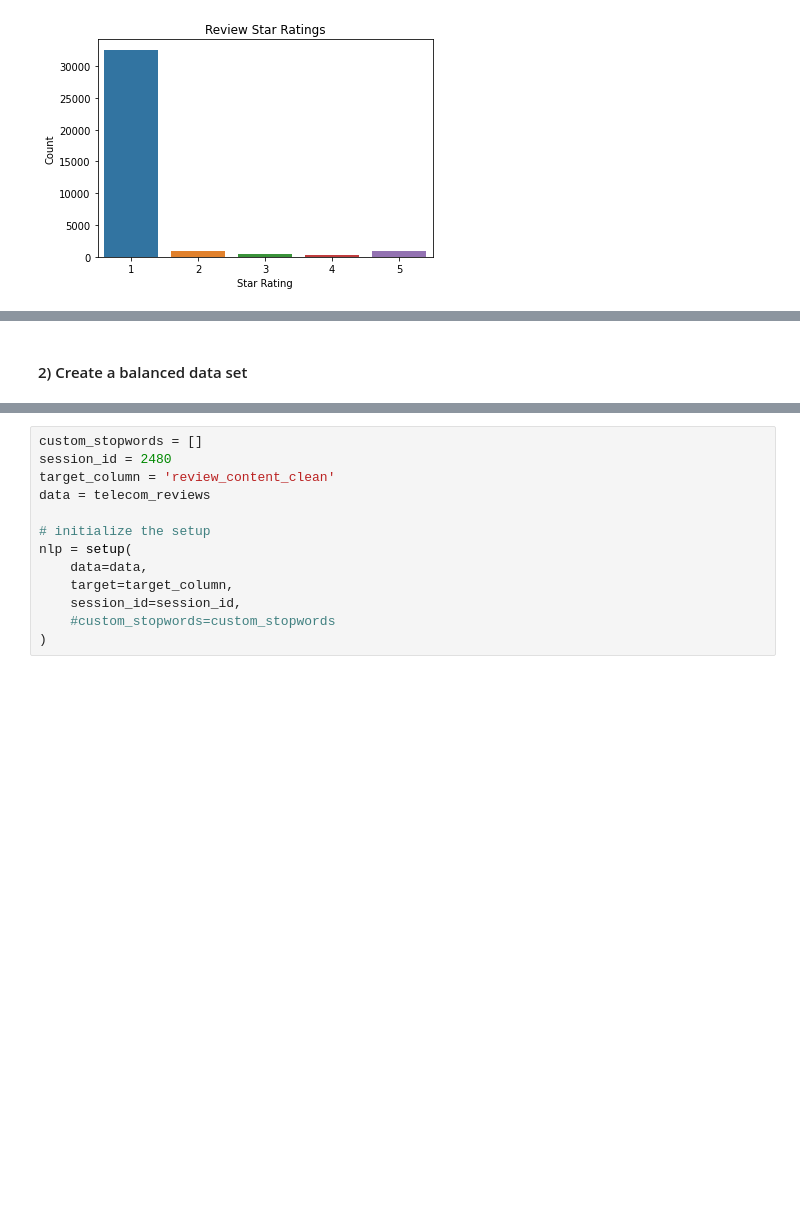
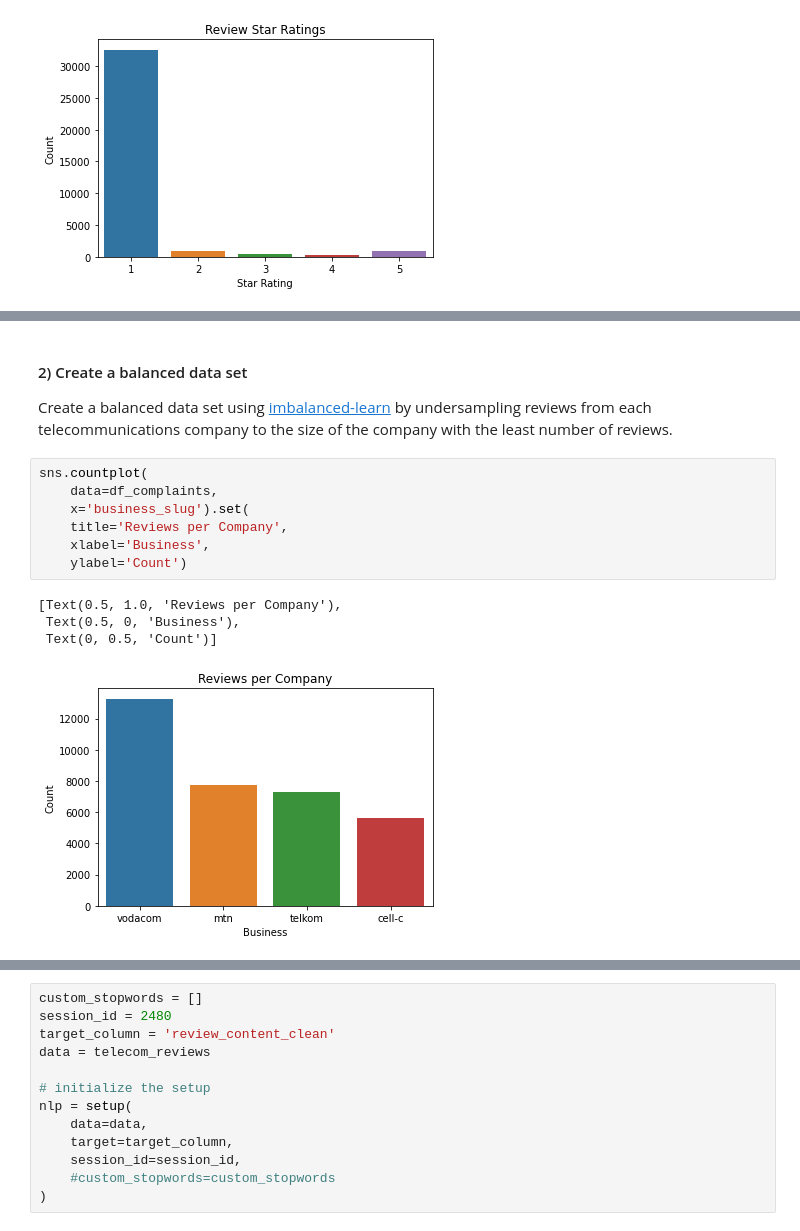
Before and after one commit to JohnnyFoulds/dsm020-2021-oct, a Jupyter notebook: coursework_02/cw.ipynb, the cells around one changed output, grey strips where cells are left out. Saved outputs shown, nothing was run; the diff lists cells and outputs as text; blank space fills up the shorter version.

Commit message:
Created balanced dataset

```diff
--- a/coursework_02/cw.ipynb
+++ b/coursework_02/cw.ipynb
@@ -135,4 +155,18 @@ print('(%d) reviews remaining out of (%d) -- %.2f' % (
 # %% [output]
 (33935) reviews remaining out of (35072) -- 0.97
-# %% [markdown]
-#### 2) Create a balanced data set
+# %% [markdown]
+#### 2) Create a balanced data set
+
+Create a balanced data set using [imbalanced-learn](https://imbalanced-learn.org/) by undersampling reviews from each telecommunications company to the size of the company with the least number of reviews.
+# %%
+sns.countplot(
+    data=df_complaints,
+    x='business_slug').set(
+    title='Reviews per Company',
+    xlabel='Business',
+    ylabel='Count')
+# %% [output]
+[Text(0.5, 1.0, 'Reviews per Company'),
+ Text(0.5, 0, 'Business'),
+ Text(0, 0.5, 'Count')]
+[figure, added]
```
Also changed, not shown: parts of 7 cells of this notebook.
